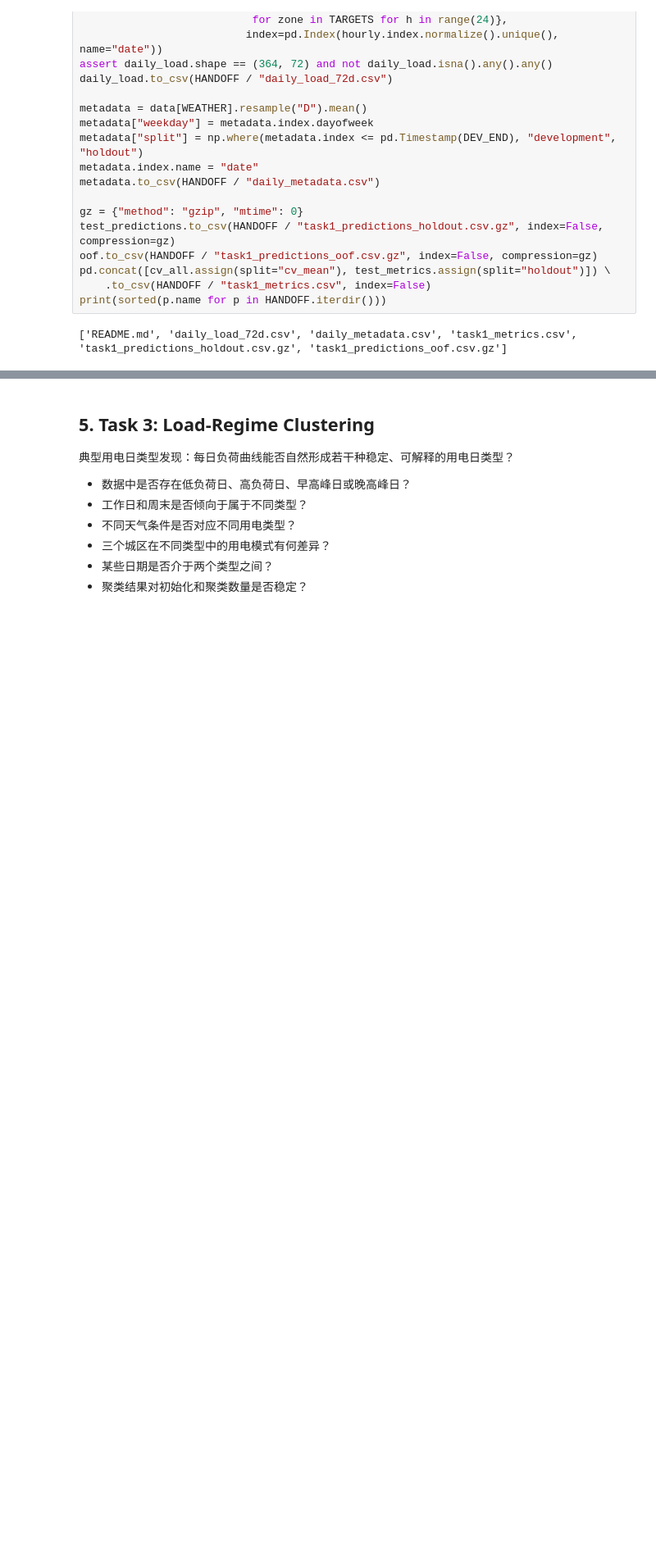
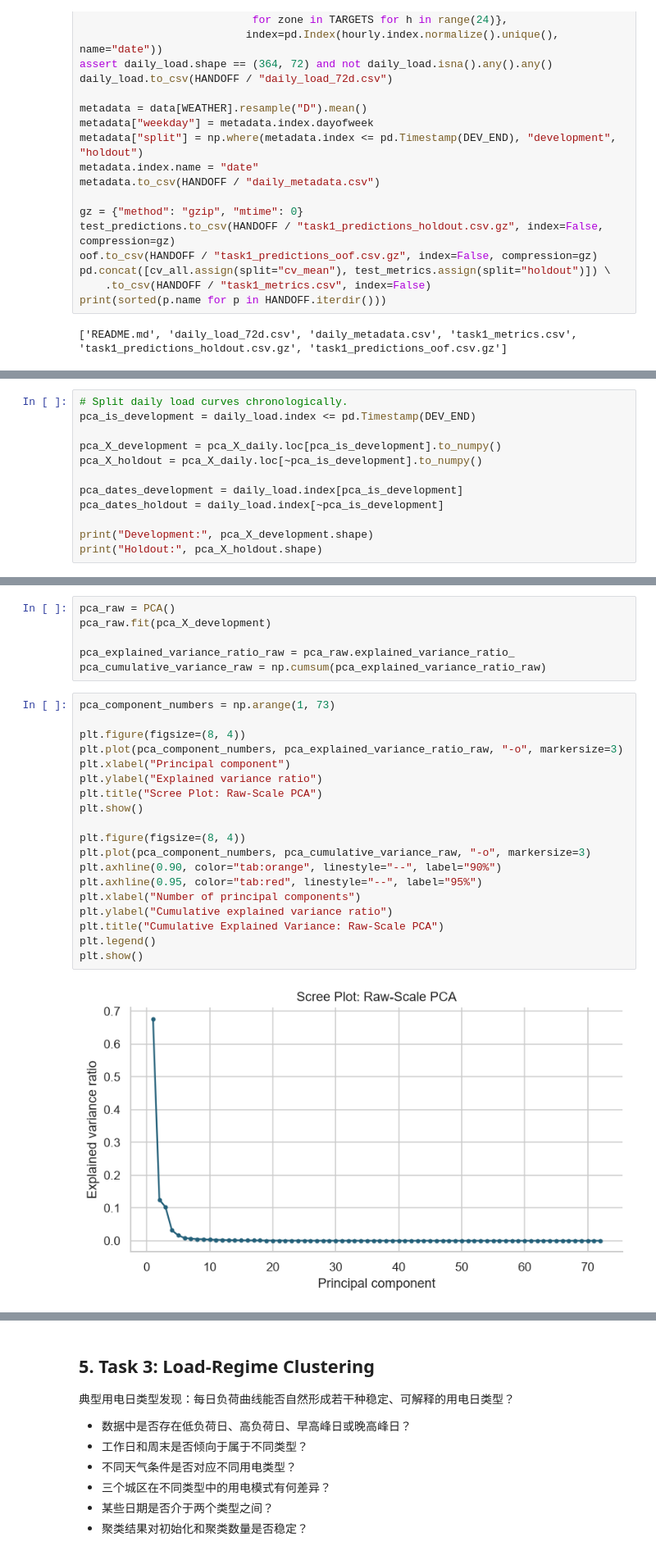
Before and after one commit to DSA5102-Final-Project-Group-8/Tetuan-City-Power-Consumption, a Jupyter notebook: DSA5102_Final_Project_Group8.ipynb, the cells around one changed output, grey strips where cells are left out. Shown at 82% size. Drawn from its saved outputs; the diff is of its cells as text; blank space fills up the shorter version.

```diff
--- a/DSA5102_Final_Project_Group8.ipynb
+++ b/DSA5102_Final_Project_Group8.ipynb
@@ -1101,0 +1167,12 @@ print(sorted(p.name for p in HANDOFF.iterdir()))
+# %%
+# Split daily load curves chronologically.
+pca_is_development = daily_load.index <= pd.Timestamp(DEV_END)
+
+pca_X_development = pca_X_daily.loc[pca_is_development].to_numpy()
+pca_X_holdout = pca_X_daily.loc[~pca_is_development].to_numpy()
+
+pca_dates_development = daily_load.index[pca_is_development]
+pca_dates_holdout = daily_load.index[~pca_is_development]
+
+print("Development:", pca_X_development.shape)
+print("Holdout:", pca_X_holdout.shape)
@@ -1101,0 +1234,27 @@ print(sorted(p.name for p in HANDOFF.iterdir()))
+# %%
+pca_raw = PCA()
+pca_raw.fit(pca_X_development)
+
+pca_explained_variance_ratio_raw = pca_raw.explained_variance_ratio_
+pca_cumulative_variance_raw = np.cumsum(pca_explained_variance_ratio_raw)
+# %%
+pca_component_numbers = np.arange(1, 73)
+
+plt.figure(figsize=(8, 4))
+plt.plot(pca_component_numbers, pca_explained_variance_ratio_raw, "-o", markersize=3)
+plt.xlabel("Principal component")
+plt.ylabel("Explained variance ratio")
+plt.title("Scree Plot: Raw-Scale PCA")
+plt.show()
+
+plt.figure(figsize=(8, 4))
+plt.plot(pca_component_numbers, pca_cumulative_variance_raw, "-o", markersize=3)
+plt.axhline(0.90, color="tab:orange", linestyle="--", label="90%")
+plt.axhline(0.95, color="tab:red", linestyle="--", label="95%")
+plt.xlabel("Number of principal components")
+plt.ylabel("Cumulative explained variance ratio")
+plt.title("Cumulative Explained Variance: Raw-Scale PCA")
+plt.legend()
+plt.show()
+# %% [output]
+[figure, added]
```
Also changed, not shown: parts of 47 cells of this notebook, 5 other files.
